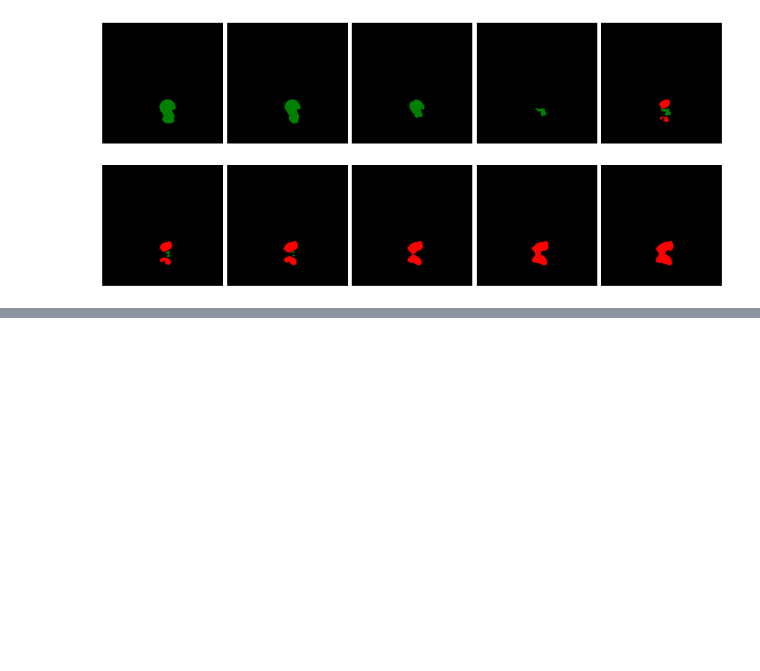
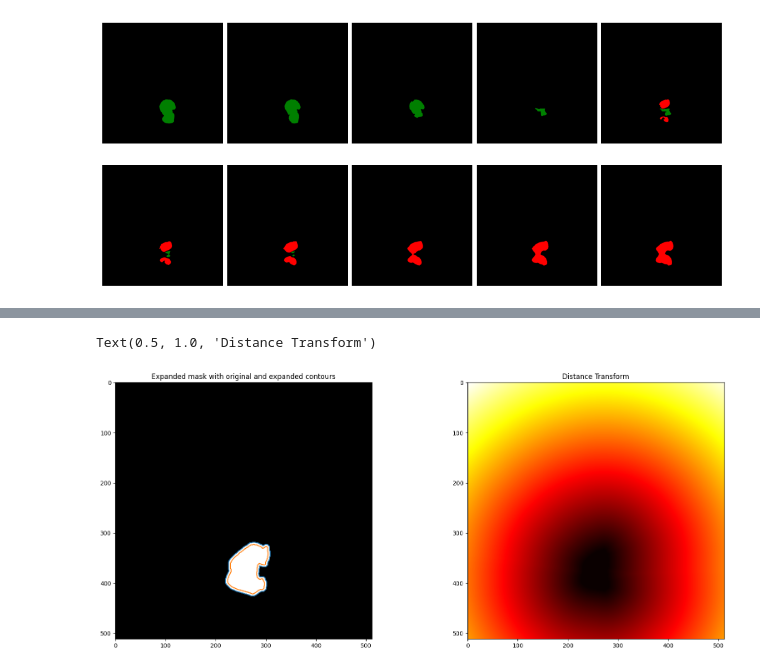
Before and after one commit to a-b365/bone-analysis, a Jupyter notebook: notebooks/notebook.ipynb, the cells around one changed output, grey strips where cells are left out. Cells and saved outputs as stored; diff of their text form; code cells hidden in the pictures; blank space fills up the shorter version.

```diff
--- a/notebooks/notebook.ipynb
+++ b/notebooks/notebook.ipynb
@@ -86,6 +87,7 @@ Femur and Tibia Segmentation
 mask_volume = nib.load("../results/3702_left_knee_mask_final.nii.gz")
 mask_data = mask_volume.get_fdata()
 volume_3d = np.stack(mask_data, axis=0)
+spacing = mask_volume.header.get_zooms()
 # %%
 mlab.contour3d(volume_3d, color=(1, 1, 1))
 mlab.title("Original Mask")
@@ -132,0 +137,23 @@ visualize_segments(labels)
+# %%
+def expand_mask(mask_data, spacing, expansion=4.0):
+    # Prepare output
+    expanded_mask = np.zeros_like(mask_data)
+
+    # Expand each 2D slice independently
+    for i in range(0, mask_data.shape[2]):
+        # Invert the mask: foreground = False, background = True
+        inverted = ~mask_data[:, :, i].astype(bool)
+
+        # Distance transform
+        dist_map = distance_transform_edt(inverted, sampling=spacing[0:2])
+
+        # Threshold at desired expansion distance
+        expanded_mask[:, :, i] = (dist_map <= expansion) | mask_data[:, :, i].astype(bool)
+
+    return expanded_mask, dist_map
+# %%
+input_masks = mask_data[:,:, 120:130]
+expanded_mask, dist_map = expand_mask(input_masks, spacing=spacing)
+# %%
+def calculate_contours(mask):
+    return find_contours(mask, 0.8)
@@ -132,0 +169,13 @@ visualize_segments(labels)
+# %%
+contours = calculate_contours(expanded_mask[:, :, 5]) + calculate_contours(input_masks[:, :, 5])
+fig, axes = plt.subplots(1, 2, figsize=(20, 8))
+ax = axes.ravel()
+ax[0].imshow(expanded_mask[:, :, 5], cmap="gray")
+ax[0].plot(contours[0][:, 1], contours[0][:, 0])
+ax[0].plot(contours[1][:, 1], contours[1][:, 0])
+ax[0].set_title("Expanded mask with original and expanded contours")
+ax[1].imshow(dist_map, cmap="hot")
+ax[1].set_title("Distance Transform")
+# %% [output]
+Text(0.5, 1.0, 'Distance Transform')
+[figure, added]
```
Also changed, not shown: parts of 21 cells of this notebook, 8 other files.
